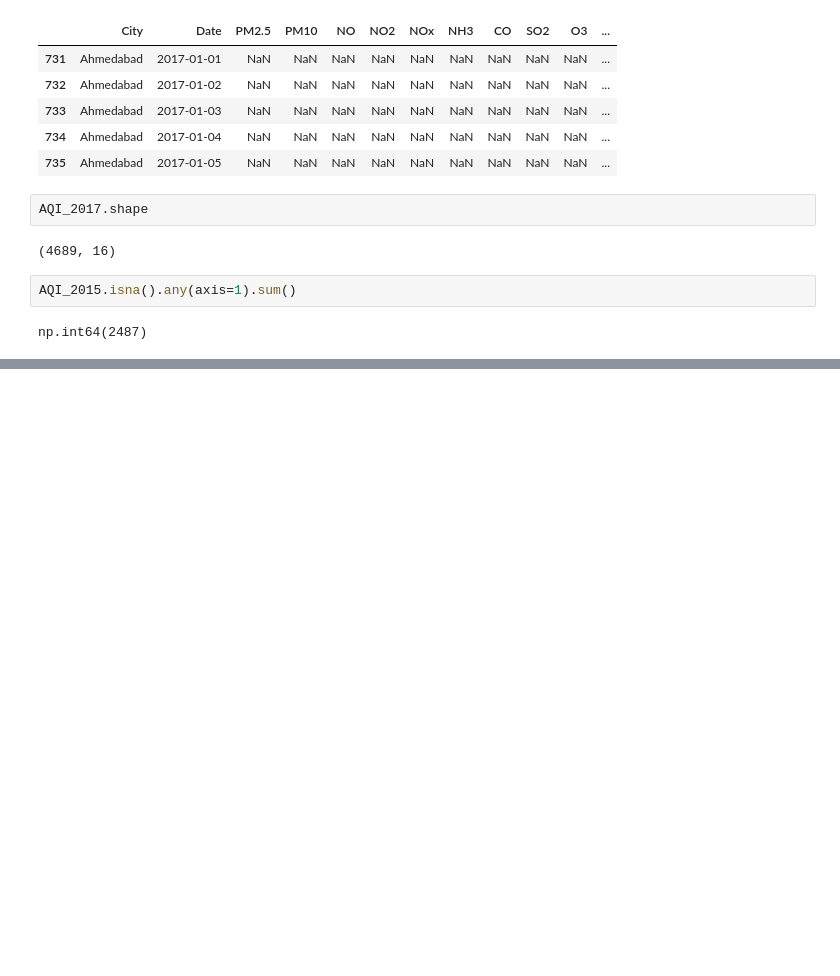
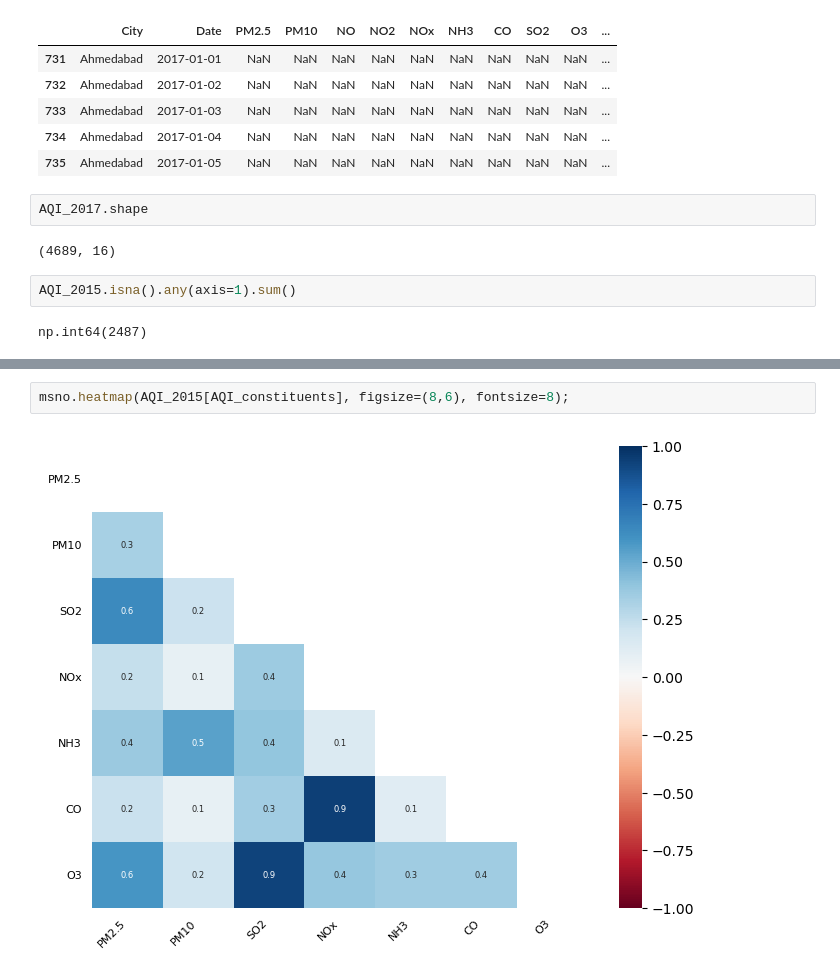
Before and after one commit to aravisv/asthma_aqi, a Jupyter notebook: asthma_aqi.ipynb, the cells around one changed output, grey strips where cells are left out. Cells and saved outputs as stored; diff of their text form; blank space fills up the shorter version.

```diff
--- a/asthma_aqi.ipynb
+++ b/asthma_aqi.ipynb
@@ -191,0 +250,4 @@ There are 14 columns that have missing values.
+# %%
+msno.heatmap(AQI_2015[AQI_constituents], figsize=(8,6), fontsize=8);
+# %% [output]
+[figure, added]
```
Also changed, not shown: parts of 40 cells of this notebook, 1 other file.
